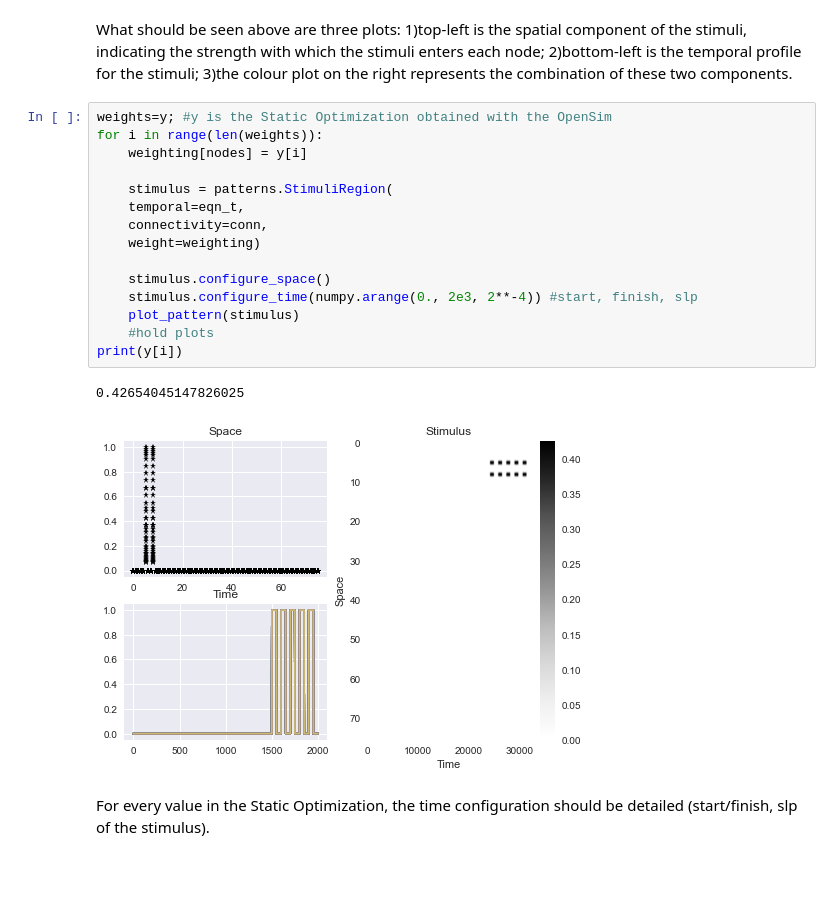
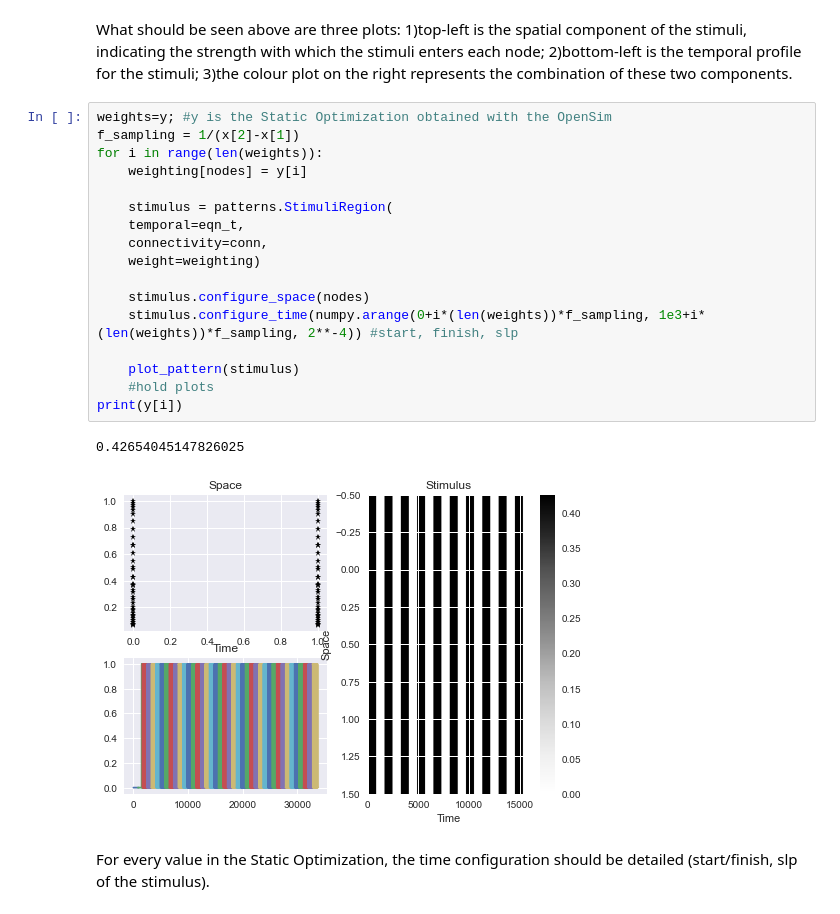
Before and after one commit to arnaumarin/The-Virtual-Brain-NeuroStimulus-Generation, a Jupyter notebook: TVB_bbt.ipynb, the cells around one changed output. Saved outputs shown, nothing was run; the diff lists cells and outputs as text; blank space fills up the shorter version.

Commit message:
Time and Zone config

```diff
--- a/TVB_bbt.ipynb
+++ b/TVB_bbt.ipynb
@@ -154,21 +148,23 @@ indicating the strength with which the stimuli enters each node;
 two components.
 # %%
 weights=y; #y is the Static Optimization obtained with the OpenSim
+f_sampling = 1/(x[2]-x[1])
 for i in range(len(weights)):
     weighting[nodes] = y[i]
 
     stimulus = patterns.StimuliRegion(
     temporal=eqn_t,
     connectivity=conn,
     weight=weighting)
 
-    stimulus.configure_space()
-    stimulus.configure_time(numpy.arange(0., 2e3, 2**-4)) #start, finish, slp
+    stimulus.configure_space(nodes)
+    stimulus.configure_time(numpy.arange(0+i*(len(weights))*f_sampling, 1e3+i*(len(weights))*f_sampling, 2**-4)) #start, finish, slp
+
     plot_pattern(stimulus)
     #hold plots
 print(y[i])
 # %% [output]
 0.42654045147826025
-[figure, old version]
+[figure, new version]
 # %% [markdown]
 For every value in the Static Optimization, the time configuration should be detailed (start/finish, slp of the stimulus).
```
Also changed, not shown: parts of 6 cells of this notebook, 1 other file.
